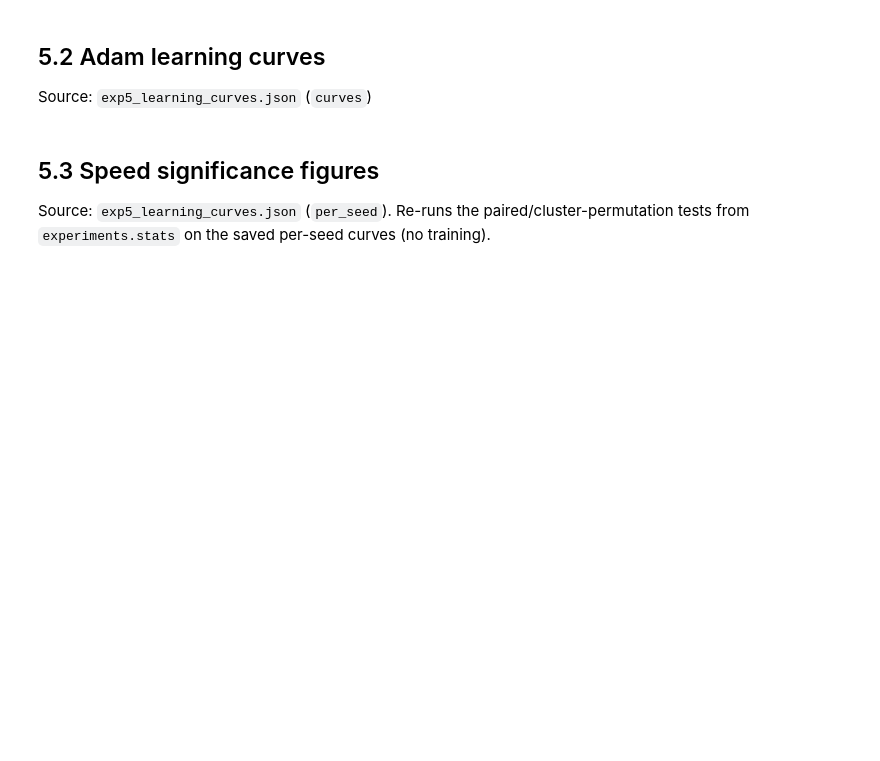
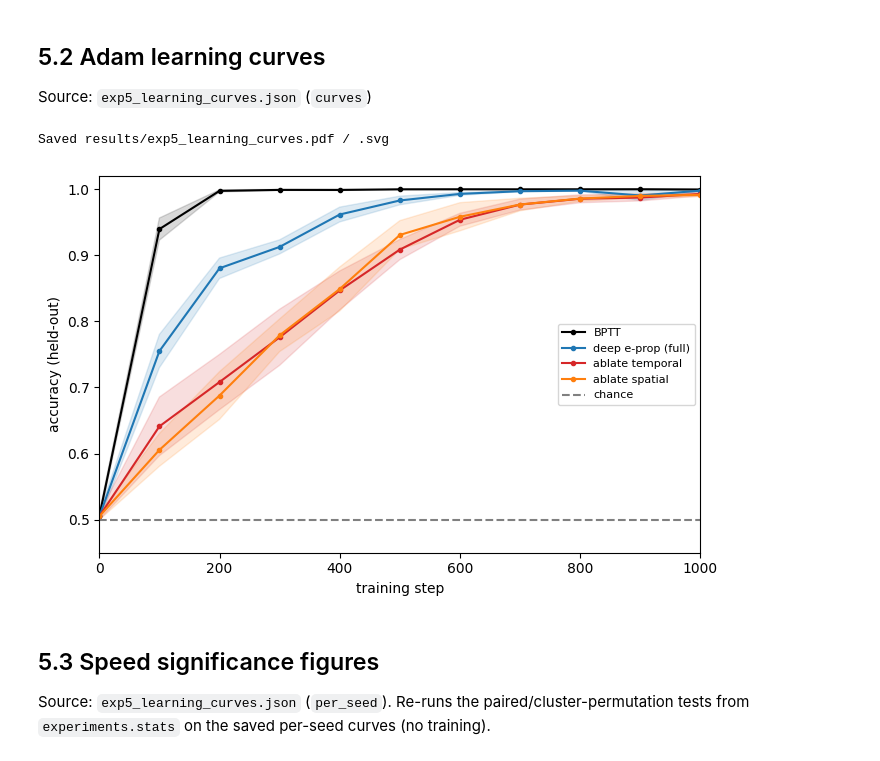
Before and after one commit to simonpeter02/e-prop-in-deep-networks, a Jupyter notebook: replot_exp5.ipynb, the cells around one changed output. Saved outputs shown, nothing was run; the diff lists cells and outputs as text; code cells hidden in the pictures; blank space fills up the shorter version.

```diff
--- a/replot_exp5.ipynb
+++ b/replot_exp5.ipynb
@@ -110,21 +118,25 @@ Source: `exp5_learning_curves.json` (`curves`)
 # %%
 # ── 5.2  Learning curves — equal final accuracy, credit quality sets speed ────
 lc = load("exp5_learning_curves")
 E5_EVAL = lc["eval_every"]
 E5_LR = lc["lr"]
 e5_curves = {m: (np.array(v[0]), np.array(v[1])) for m, v in lc["curves"].items()}
 
 fig, ax = plt.subplots(figsize=(7, 4.5))
 for meth, lab in e5_methods:
     mu, er = e5_curves[meth]
     x = np.arange(len(mu)) * E5_EVAL
     ax.plot(x, mu, "-o", ms=3, color=col[meth], label=lab)
     ax.fill_between(x, mu - er, mu + er, color=col[meth], alpha=0.15)
 ax.axhline(0.5, color="gray", ls="--", label="chance")
 ax.set_xlabel("training step"); ax.set_ylabel("accuracy (held-out)"); ax.set_ylim(0.45, 1.02)
-ax.set_title(f"Adam (lr={E5_LR:.0e}): equal final accuracy, credit quality sets speed")
+# ax.set_title(f"Adam (lr={E5_LR:.0e}): equal final accuracy, credit quality sets speed")
 ax.legend(fontsize=8)
+ax.set_xlim([0,1000])
 fig.tight_layout(); save_fig(fig, "exp5_learning_curves"); plt.show()
+# %% [output]
+Saved results/exp5_learning_curves.pdf / .svg
+[figure, added]
 # %% [markdown]
 ## 5.3  Speed significance figures
 Source: `exp5_learning_curves.json` (`per_seed`). Re-runs the paired/cluster-permutation
```
Also changed, not shown: parts of 4 cells of this notebook.
